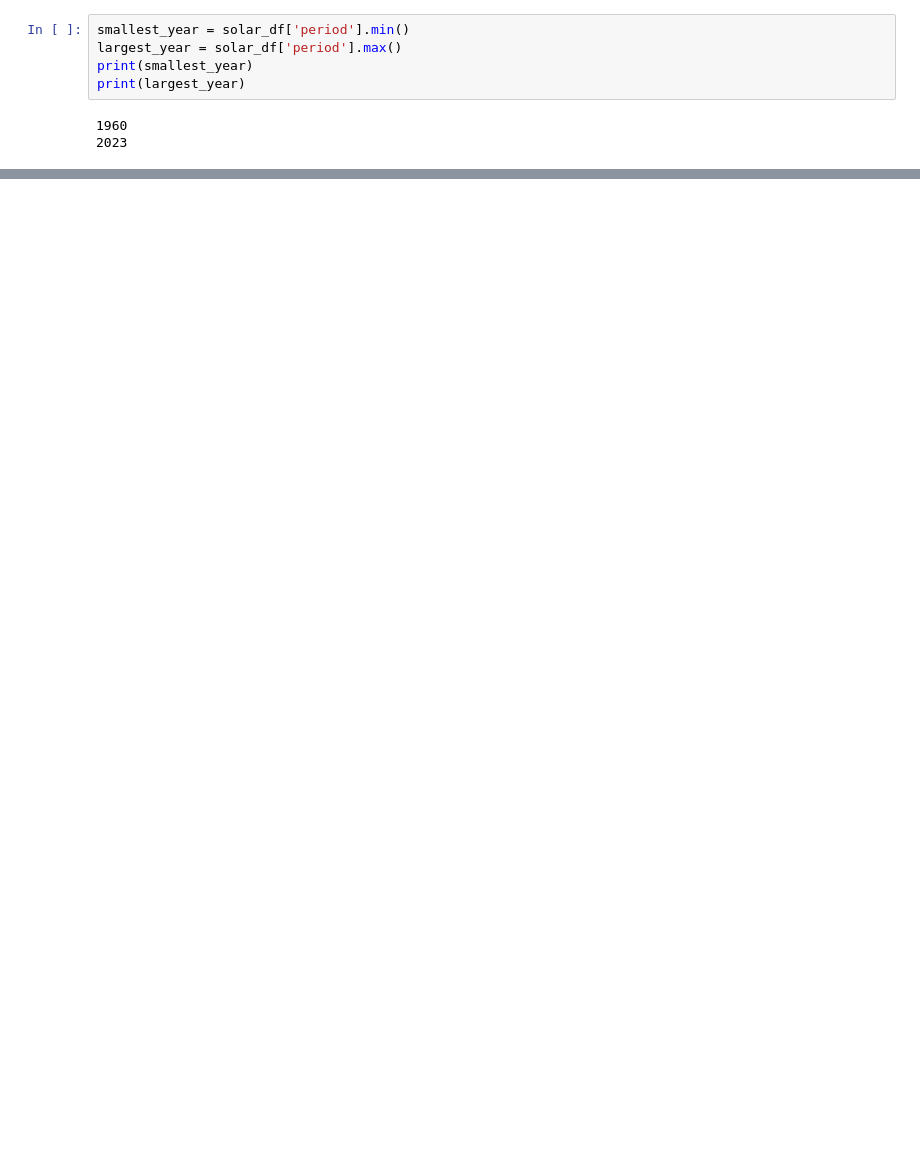
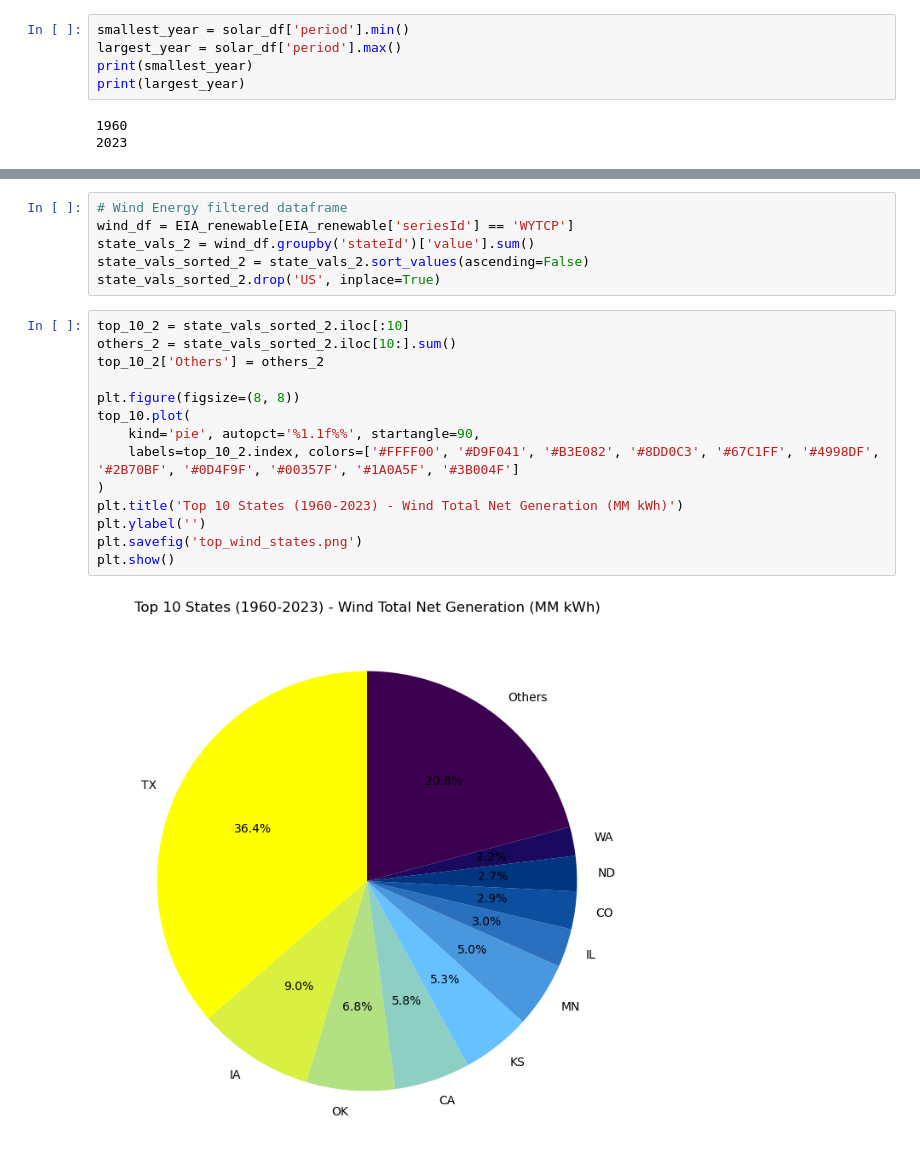
Before and after one commit to mcarbajal2/IFI8420-Assignments, a Jupyter notebook: Final Project/final_project.ipynb, the cells around one changed output, grey strips where cells are left out. Cells and saved outputs as stored; diff of their text form; blank space fills up the shorter version.

```diff
--- a/Final Project/final_project.ipynb
+++ b/Final Project/final_project.ipynb
@@ -145 +147,23 @@ plt.show()
+# %%
+# Wind Energy filtered dataframe
+wind_df = EIA_renewable[EIA_renewable['seriesId'] == 'WYTCP']
+state_vals_2 = wind_df.groupby('stateId')['value'].sum()
+state_vals_sorted_2 = state_vals_2.sort_values(ascending=False)
+state_vals_sorted_2.drop('US', inplace=True)
+# %%
+top_10_2 = state_vals_sorted_2.iloc[:10]
+others_2 = state_vals_sorted_2.iloc[10:].sum()
+top_10_2['Others'] = others_2
+
+plt.figure(figsize=(8, 8))
+top_10.plot(
+    kind='pie', autopct='%1.1f%%', startangle=90,
+    labels=top_10_2.index, colors=['#FFFF00', '#D9F041', '#B3E082', '#8DD0C3', '#67C1FF', '#4998DF', '#2B70BF', '#0D4F9F', '#00357F', '#1A0A5F', '#3B004F']
+)
+plt.title('Top 10 States (1960-2023) - Wind Total Net Generation (MM kWh)')
+plt.ylabel('')
+plt.savefig('top_wind_states.png')
+plt.show()
+# %% [output]
+[figure, added]
 # %%
```
Also changed, not shown: parts of 16 cells of this notebook, 11 other files.
